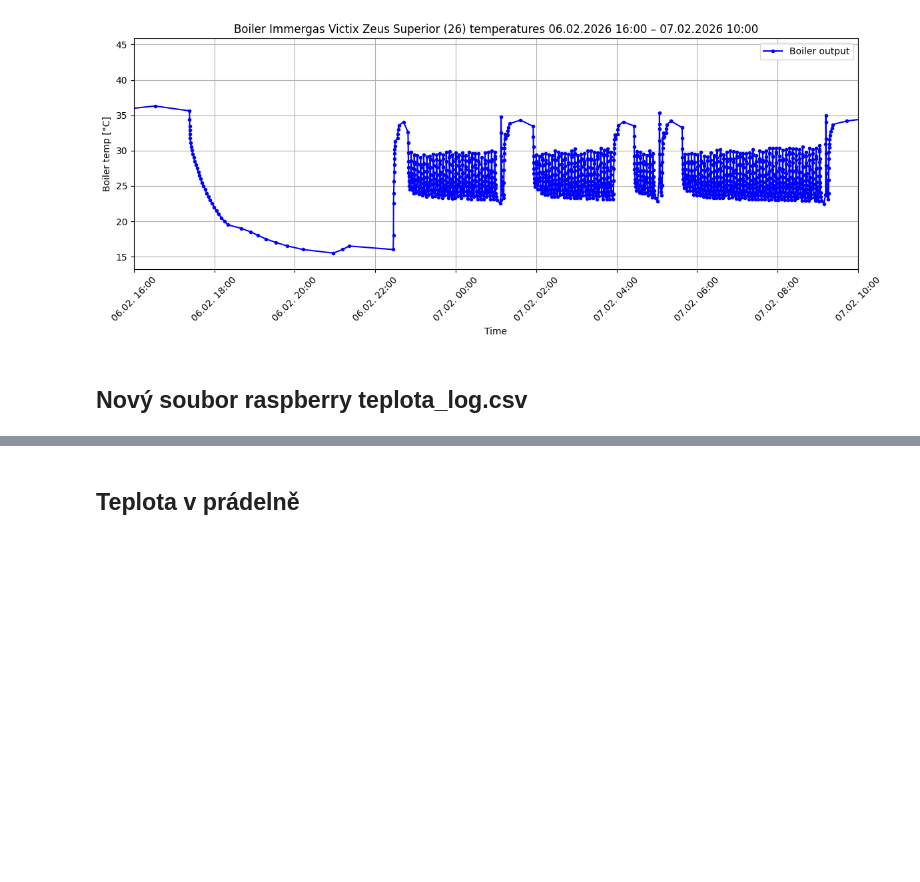
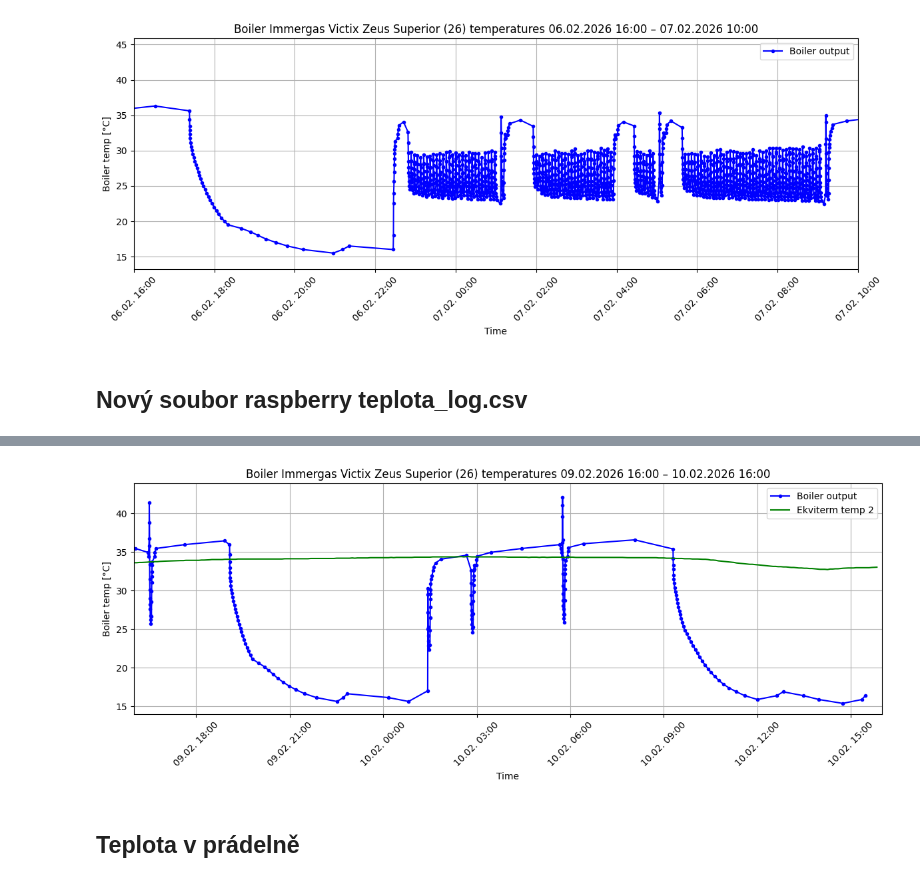
Before and after one commit to MarekCoderslab/Teploty_kotle, a Jupyter notebook: Teplota_kotle.ipynb, the cells around one changed output, grey strips where cells are left out. Cells and saved outputs as stored; diff of their text form; code cells hidden in the pictures; blank space fills up the shorter version.

```diff
--- a/Teplota_kotle.ipynb
+++ b/Teplota_kotle.ipynb
@@ -301,3 +257,68 @@ plt.show()
+# %%
+import matplotlib.pyplot as plt
+import matplotlib.dates as mdates
+import pandas as pd
+
+# --- RUČNÍ NASTAVENÍ ČASOVÉHO OKNA ---
+start_time = pd.Timestamp("2026-02-09 16:00:00")
+end_time   = pd.Timestamp("2026-02-10 16:00:00")
+
+plt.figure(figsize=(12,5))
+ax = plt.gca()
+
+# ---------------------------------------------------------
+# 1) KOTEL – df (čas BEZ časové zóny)
+# ---------------------------------------------------------
+df["Time"] = pd.to_datetime(df["Time"], errors="coerce")
+
+ax.plot(
+    df["Time"],
+    df["Value"],
+    marker=".",
+    color="blue",
+    label="Boiler output"
+)
+
+# ---------------------------------------------------------
+# 2) NETATMO – vytvoření time_local + odstranění zóny
+# ---------------------------------------------------------
+df_netatmo["time_local"] = (
+    pd.to_datetime(df_netatmo["timestamp"], unit="s", utc=True)
+    .dt.tz_convert("Europe/Prague")
+)
+
+# Matplotlib neumí míchat timezone-aware a naive → odstraníme zónu
+df_netatmo["time_local_naive"] = df_netatmo["time_local"].dt.tz_localize(None)
+
+ax.plot(
+    df_netatmo["time_local_naive"],
+    df_netatmo["Boiler_water_2"],
+    color="green",
+    label="Ekviterm temp 2"
+)
+
+# ---------------------------------------------------------
+# 3) ČASOVÉ OKNO
+# ---------------------------------------------------------
+ax.set_xlim(start_time, end_time)
+
+# Formát osy X
+ax.xaxis.set_major_formatter(mdates.DateFormatter('%d.%m. %H:%M'))
+plt.xticks(rotation=45)
+
+plt.title(
+    f"Boiler Immergas Victix Zeus Superior (26) temperatures "
+    f"{start_time:%d.%m.%Y %H:%M} – {end_time:%d.%m.%Y %H:%M}"
+)
+
+ax.set_xlabel("Time")
+ax.set_ylabel("Boiler temp [°C]")
+plt.grid(True)
+plt.legend()
+plt.tight_layout()
+plt.show()
+# %% [output]
+[figure, added]
 # %% [markdown]
 ## Teplota v prádelně
 # %%
```
Also changed, not shown: parts of 10 cells of this notebook, 4 other files.
